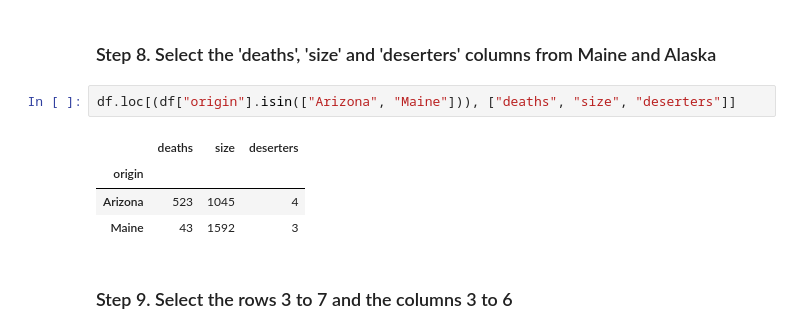
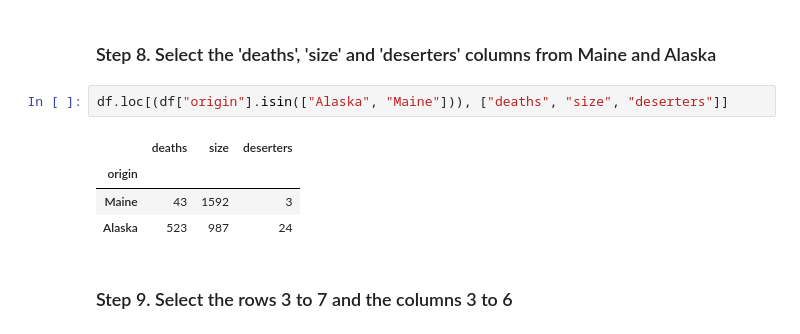
Before and after one commit to ianu717/2026-02-BILBAO-FT-Data-Science, a Jupyter notebook: 2-Data_Analysis/2-Pandas/Practica/2-Fictional_Army/Fictional_Army_Unai.ipynb, the cells around one changed output. Drawn from its saved outputs; the diff is of its cells as text.

```diff
--- a/2-Data_Analysis/2-Pandas/Practica/2-Fictional_Army/Fictional_Army_Unai.ipynb
+++ b/2-Data_Analysis/2-Pandas/Practica/2-Fictional_Army/Fictional_Army_Unai.ipynb
@@ -104,12 +104,12 @@ Index(['regiment', 'company', 'deaths', 'battles', 'size', 'veterans',
 # %% [markdown]
 ### Step 8. Select the 'deaths', 'size' and 'deserters' columns from Maine and Alaska
 # %%
-df.loc[(df["origin"].isin(["Arizona", "Maine"])), ["deaths", "size", "deserters"]]
+df.loc[(df["origin"].isin(["Alaska", "Maine"])), ["deaths", "size", "deserters"]]
 # %% [output]
 |  | deaths | size | deserters |
 | origin |  |  |  |
-| Arizona | 523 | 1045 | 4 |
 | Maine | 43 | 1592 | 3 |
+| Alaska | 523 | 987 | 24 |
 # %% [markdown]
 ### Step 9. Select the rows 3 to 7 and the columns 3 to 6
 # %%
```
Also changed, not shown: 1 other file.
